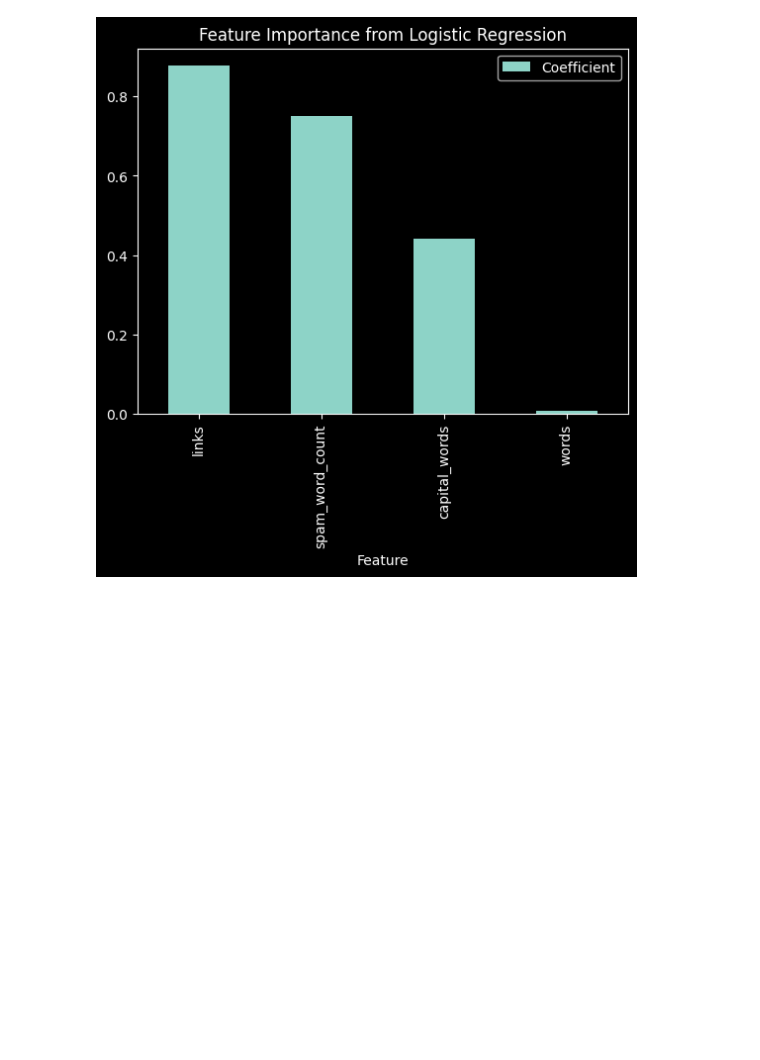
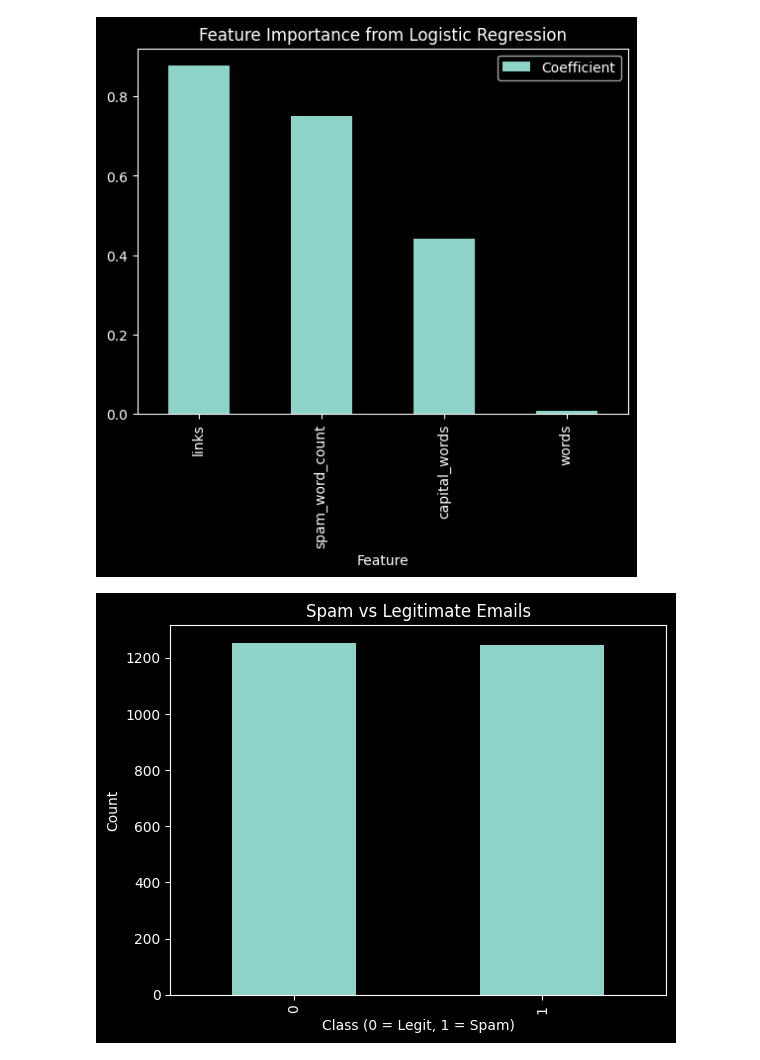
Before and after one commit to ana029/aimlmid2026_a_dolidze25, a Jupyter notebook: spam_email_detection.ipynb, the cells around one changed output. Cells and saved outputs as stored; diff of their text form; code cells hidden in the pictures; blank space fills up the shorter version.

```diff
--- a/spam_email_detection.ipynb
+++ b/spam_email_detection.ipynb
@@ -111,3 +111,16 @@ plt.title('Feature Importance from Logistic Regression')
 plt.show()
 # %% [output]
 [figure]
+# %%
+import matplotlib.pyplot as plt
+
+plt.figure()
+data["is_spam"].value_counts().plot(kind="bar")
+plt.title("Spam vs Legitimate Emails")
+plt.xlabel("Class (0 = Legit, 1 = Spam)")
+plt.ylabel("Count")
+
+plt.savefig("class_distribution.png", dpi=300, bbox_inches="tight")
+plt.show()
+# %% [output]
+[figure, added]
```
Also changed, not shown: parts of 1 cell of this notebook, 2 other files.
